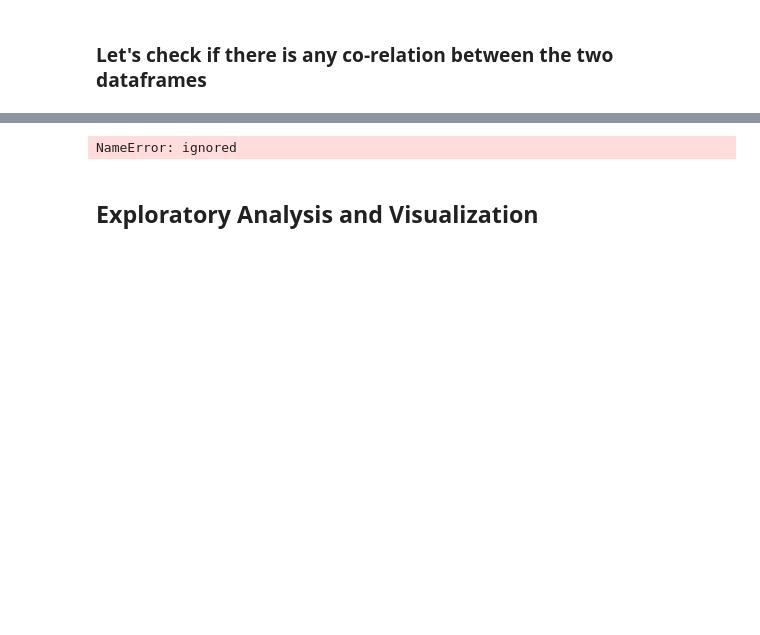
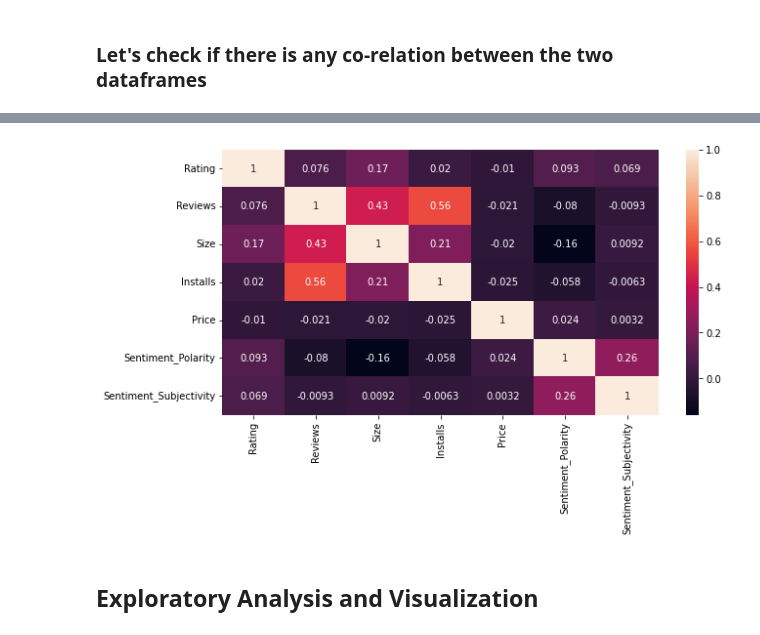
Before and after one commit to sumaiyasiddiqa/Play-store-app-review-analysis, a Jupyter notebook: Play_Store_App_Review_Analysis_(Sumaiya_Siddiqa).ipynb, the cells around one changed output, grey strips where cells are left out. Cells and saved outputs as stored; diff of their text form; code cells hidden in the pictures; blank space fills up the shorter version.

```diff
--- a/Play_Store_App_Review_Analysis_(Sumaiya_Siddiqa).ipynb
+++ b/Play_Store_App_Review_Analysis_(Sumaiya_Siddiqa).ipynb
@@ -645,7 +645,7 @@ median_size = ps_df[ps_df['Size'] != 'Varies with device']['Size'].median()
 ## **Exploring the User_review DataFrame**
 # %%
 #Reading the User_defined dataframe
-file_path="/content/drive/MyDrive/CAPSTONE1(play store app review analysis)/User Reviews.csv"
+file_path="/content/drive/MyDrive/CAPSTONE1(play store app review analysis)/datasets/User Reviews.csv"
 ur_df=pd.read_csv(file_path)
 # %%
 #Checking the info of User_Review data
@@ -787,12 +816,12 @@ merged_ps_df.corr()
 | Sentiment_Polarity | 0.092903 | -0.080021 | -0.159388 | -0.057842 | 0.024148 | 1.000000 | 0.259668 |
 | Sentiment_Subjectivity | 0.068758 | -0.009315 | 0.009185 | -0.006307 | 0.003182 | 0.259668 | 1.000000 |
 # %%
-plt.figure(figsize=(10,5),annot=True)
+plt.figure(figsize=(10,5),)
 corr=merged_ps_df.corr()
-sns.heatmap(corr)
+sns.heatmap(corr,annot=True)
 plt.show()
 # %% [output]
-NameError: ignored
+[figure, added]
 # %% [markdown]
 ## **Exploratory Analysis and Visualization**
 # %% [markdown]
```
Also changed, not shown: parts of 4 cells of this notebook.
